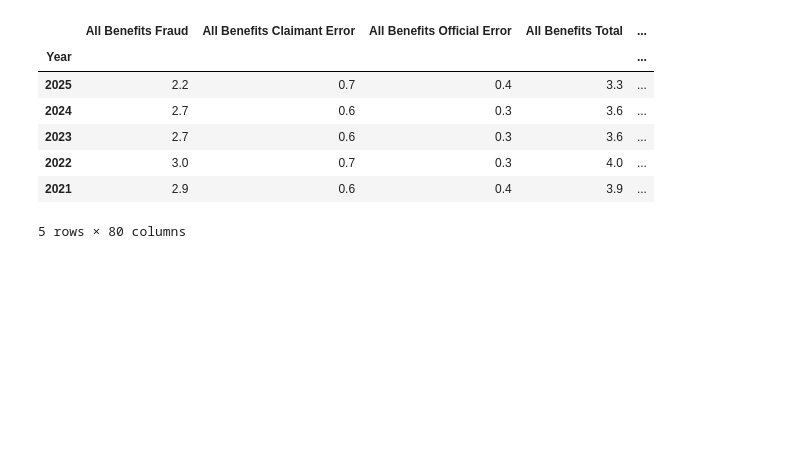
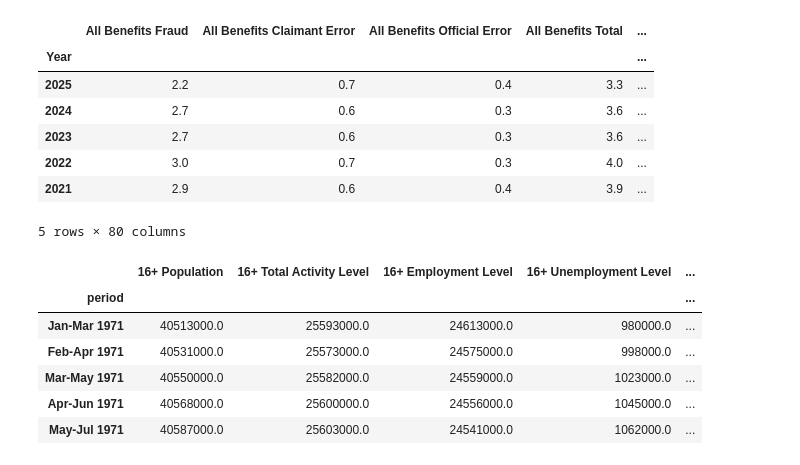
Before and after one commit to DayOfHeat/IS77-Project, a Jupyter notebook: project.ipynb, the cells around one changed output. Saved outputs shown, nothing was run; the diff lists cells and outputs as text; code cells hidden in the pictures; blank space fills up the shorter version.

Commit message:
Integrated data sets together, renamed labour data columns, misc administrative work

```diff
--- a/project.ipynb
+++ b/project.ipynb
@@ -200,26 +200,35 @@ def parse_sheet(wb, sheet_name, header_rows, data_start, period_type):
     return df
 # %%
 df_lfs_summary = parse_sheet(wb, "1", [5], 9, "label")
+df_lfs_summary.rename(inplace=True,columns={"All aged 16 & over":"16+ Population","Total economically active":"16+ Total Activity Level","Total in employment":"16+ Employment Level","Unemployed":"16+ Unemployment Level","Economically inactive":"16+ Economically Inactive Level","Economic activity":"16+ Economic Activity Rate","Employment":"16+ Employment Rate","Unemployment":"16+ Unemployment Rate","Economic inactivity":"16+ Economic Inactivity Rate","All aged 16 to 64":"16-64 Population","Total economically active_1":"16-64 Total Activity Level","Total in employment_1":"16-64 Employment Level","Unemployed_1":"16-64 Unemployment Level","Economically inactive_1":"16-64 Economically Inactive Level","Economic activity_1":"16-64 Economic Activity Rate","Employment_1":"16-64 Employment Rate","Unemployment_1":"16-64 Unemployment Rate","Economic inactivity_1":"16-64 Economic Inactivity Rate"})
 df_lfs_by_age = parse_sheet(wb, "2", [4, 5], 9, "label")
 df_ft_pt_temp = parse_sheet(wb, "3", [4, 5], 8, "label")
 df_pub_priv_emp = parse_sheet(wb, "4", [4, 5], 9, "year")
 df_pub_sec_industry = parse_sheet(wb, "4(1)", [4], 7, "year")
 df_workforce_jobs = parse_sheet(wb, "5", [5], 8, "label")
 df_jobs_by_industry = parse_sheet(wb, "6", [5], 7, "label")
 df_actual_hours = parse_sheet(wb, "7", [5], 9, "label")
 df_usual_hours = parse_sheet(wb, "7(1)", [4, 5, 6], 10, "label")
 df_unemp_age_duration = parse_sheet(wb, "9", [4, 5, 6], 9, "label")
 df_redundancies = parse_sheet(wb, "10", [4, 6], 9, "label")
 df_inactivity_reasons = parse_sheet(wb, "11", [4, 5], 9, "label")
 df_young_people = parse_sheet(wb, "12", [4, 5], 9, "label")
 df_awe_total = parse_sheet(wb, "13", [4, 5, 6], 9, "xldate")
 df_awe_bonus = parse_sheet(wb, "14", [4, 5, 6], 9, "xldate")
 df_awe_regular = parse_sheet(wb, "15", [4, 5, 6], 9, "xldate")
 df_awe_real = parse_sheet(wb, "16", [4, 5, 6], 9, "xldate")
 df_labour_disputes = parse_sheet(wb, "18", [5], 7, "label")
 df_vacancies_size = parse_sheet(wb, "19", [5], 9, "label")
 df_vacancies_unemp = parse_sheet(wb, "20", [6], 8, "label")
 df_vacancies_industry = parse_sheet(wb, "21", [6, 7], 11, "label")
 df_regional_lfs = parse_sheet(wb, "22", [6, 7, 8], 10, "label")
 
 df_lfs_summary.head()
+# %% [output]
+|  | 16+ Population | 16+ Total Activity Level | 16+ Employment Level | 16+ Unemployment Level | ... |
+| period |  |  |  |  | ... |
+| Jan-Mar 1971 | 40513000.0 | 25593000.0 | 24613000.0 | 980000.0 | ... |
+| Feb-Apr 1971 | 40531000.0 | 25573000.0 | 24575000.0 | 998000.0 | ... |
+| Mar-May 1971 | 40550000.0 | 25582000.0 | 24559000.0 | 1023000.0 | ... |
+| Apr-Jun 1971 | 40568000.0 | 25600000.0 | 24556000.0 | 1045000.0 | ... |
+| May-Jul 1971 | 40587000.0 | 25603000.0 | 24541000.0 | 1062000.0 | ... |
```
Also changed, not shown: parts of 3 cells of this notebook, 6 other files.
